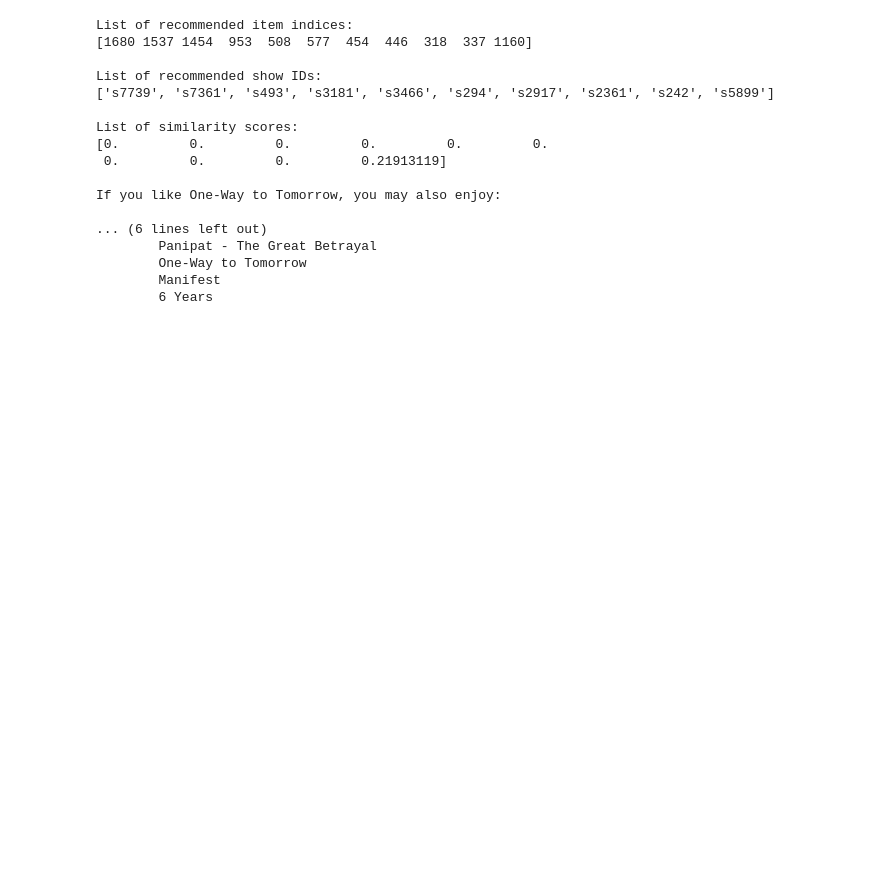
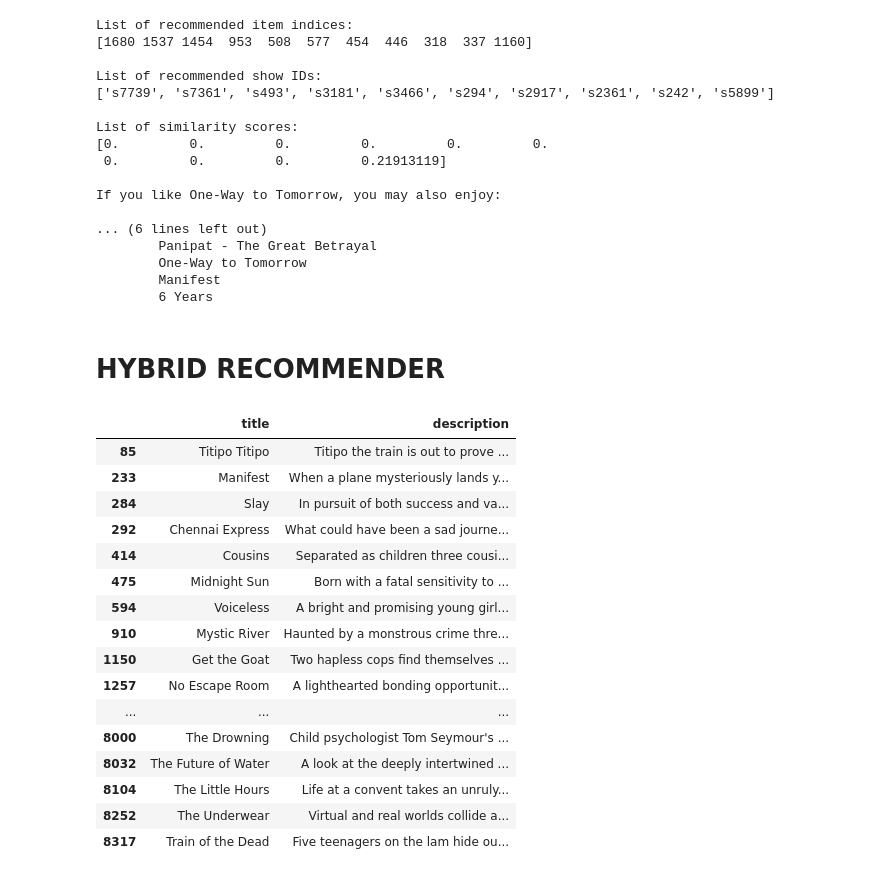
Before and after one commit to madierickson/IntexData, a Jupyter notebook: Recommender_ShowDetailsPage.ipynb, the cells around one changed output. Saved outputs shown, nothing was run; the diff lists cells and outputs as text; code cells hidden in the pictures; blank space fills up the shorter version.

```diff
--- a/Recommender_ShowDetailsPage.ipynb
+++ b/Recommender_ShowDetailsPage.ipynb
@@ -504,3 +504,5 @@ If you like One-Way to Tomorrow, you may also enjoy:
         One-Way to Tomorrow
         Manifest
         6 Years
+# %% [markdown]
+# HYBRID RECOMMENDER
@@ -506,0 +558,22 @@ If you like One-Way to Tomorrow, you may also enjoy:
+# %%
+hybrid_recommendations("One-Way to Tomorrow", tfidf_matrix, cosine_sim, X,
+                       item_mapper, item_inv_mapper,
+                       content_weight=0.5, collab_weight=0.5, top_n=50)
+# %% [output]
+|  | title | description |
+| 85 | Titipo Titipo | Titipo the train is out to prove ... |
+| 233 | Manifest | When a plane mysteriously lands y... |
+| 284 | Slay | In pursuit of both success and va... |
+| 292 | Chennai Express | What could have been a sad journe... |
+| 414 | Cousins | Separated as children three cousi... |
+| 475 | Midnight Sun | Born with a fatal sensitivity to ... |
+| 594 | Voiceless | A bright and promising young girl... |
+| 910 | Mystic River | Haunted by a monstrous crime thre... |
+| 1150 | Get the Goat | Two hapless cops find themselves ... |
+| 1257 | No Escape Room | A lighthearted bonding opportunit... |
+| ... | ... | ... |
+| 8000 | The Drowning | Child psychologist Tom Seymour's ... |
+| 8032 | The Future of Water | A look at the deeply intertwined ... |
+| 8104 | The Little Hours | Life at a convent takes an unruly... |
+| 8252 | The Underwear | Virtual and real worlds collide a... |
+| 8317 | Train of the Dead | Five teenagers on the lam hide ou... |
```
Also changed, not shown: parts of 1 cell of this notebook.
